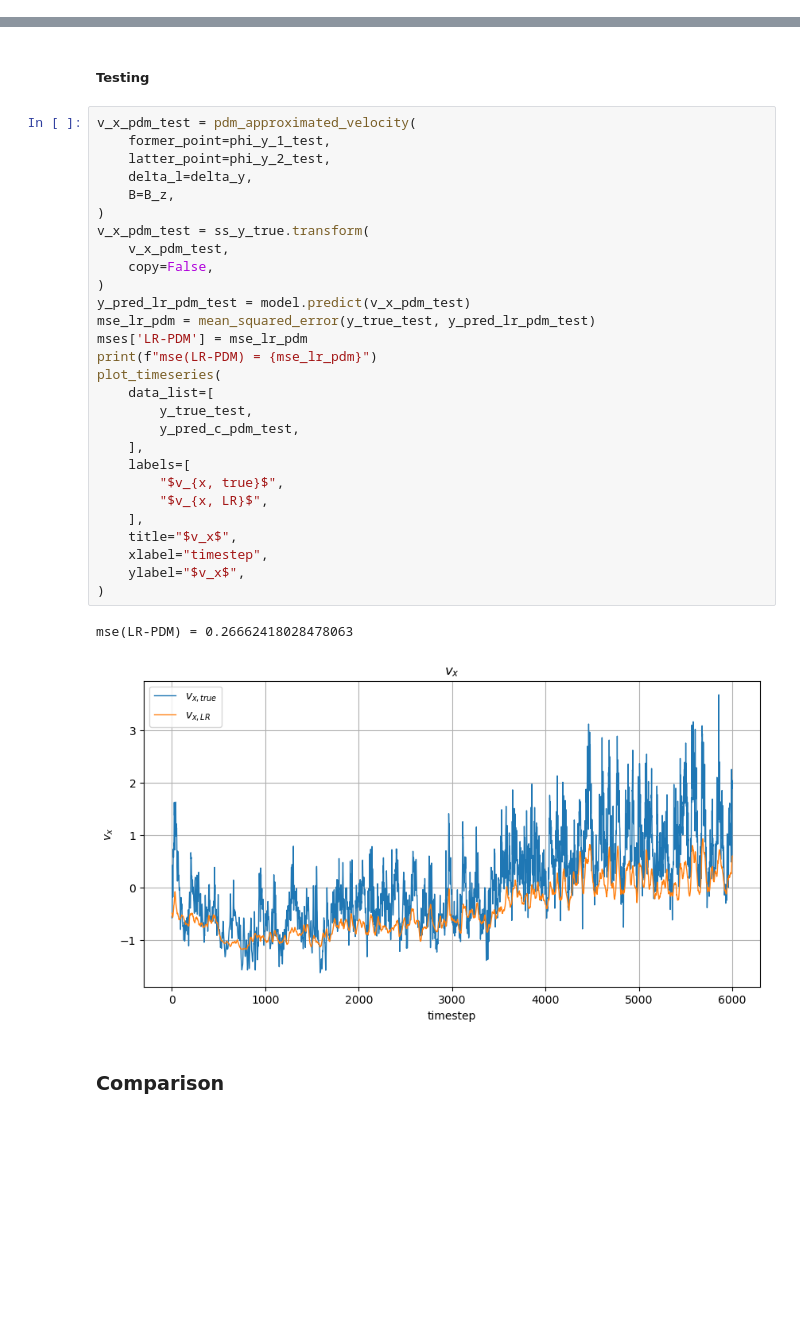
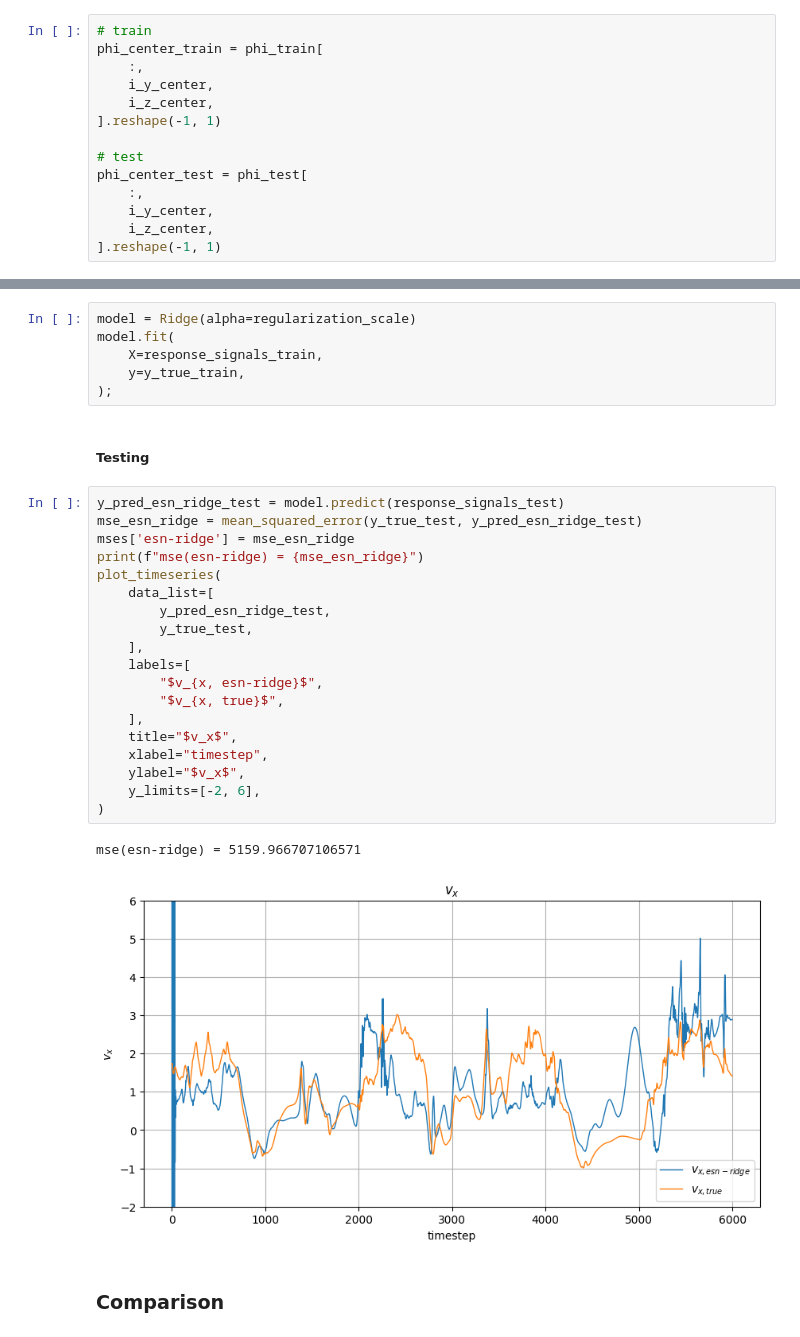
Before and after one commit to MichaelSkowronek/potential_probe_velocity_measuring, a Jupyter notebook: notebooks/yz_slice_one_point/echo_state_network.ipynb, the cells around one changed output, grey strips where cells are left out. Saved outputs shown, nothing was run; the diff lists cells and outputs as text; blank space fills up the shorter version.

```diff
--- a/notebooks/yz_slice_one_point/echo_state_network.ipynb
+++ b/notebooks/yz_slice_one_point/echo_state_network.ipynb
@@ -397,0 +426,14 @@ plot_timeseries(
+# %%
+# train
+phi_center_train = phi_train[
+    :,
+    i_y_center,
+    i_z_center,
+].reshape(-1, 1)
+
+# test
+phi_center_test = phi_test[
+    :,
+    i_y_center,
+    i_z_center,
+].reshape(-1, 1)
@@ -445,36 +473,33 @@ model.fit(
+# %%
+model = Ridge(alpha=regularization_scale)
+model.fit(
+    X=response_signals_train,
+    y=y_true_train,
+);
 # %% [markdown]
 ##### Testing
 # %%
-v_x_pdm_test = pdm_approximated_velocity(
-    former_point=phi_y_1_test,
-    latter_point=phi_y_2_test,
-    delta_l=delta_y,
-    B=B_z,
-)
-v_x_pdm_test = ss_y_true.transform(
-    v_x_pdm_test,
-    copy=False,
-)
-y_pred_lr_pdm_test = model.predict(v_x_pdm_test)
-mse_lr_pdm = mean_squared_error(y_true_test, y_pred_lr_pdm_test)
-mses['LR-PDM'] = mse_lr_pdm
-print(f"mse(LR-PDM) = {mse_lr_pdm}")
+y_pred_esn_ridge_test = model.predict(response_signals_test)
+mse_esn_ridge = mean_squared_error(y_true_test, y_pred_esn_ridge_test)
+mses['esn-ridge'] = mse_esn_ridge
+print(f"mse(esn-ridge) = {mse_esn_ridge}")
 plot_timeseries(
     data_list=[
+        y_pred_esn_ridge_test,
         y_true_test,
-        y_pred_c_pdm_test,
     ],
     labels=[
+        "$v_{x, esn-ridge}$",
         "$v_{x, true}$",
-        "$v_{x, LR}$",
     ],
     title="$v_x$",
     xlabel="timestep",
     ylabel="$v_x$",
+    y_limits=[-2, 6],
 )
 # %% [output]
-mse(LR-PDM) = 0.26662418028478063
+mse(esn-ridge) = 5159.966707106571
-[figure, old version]
+[figure, new version]
 # %% [markdown]
 ### Comparison
 # %%
```
Also changed, not shown: parts of 24 cells of this notebook, 1 other file.
